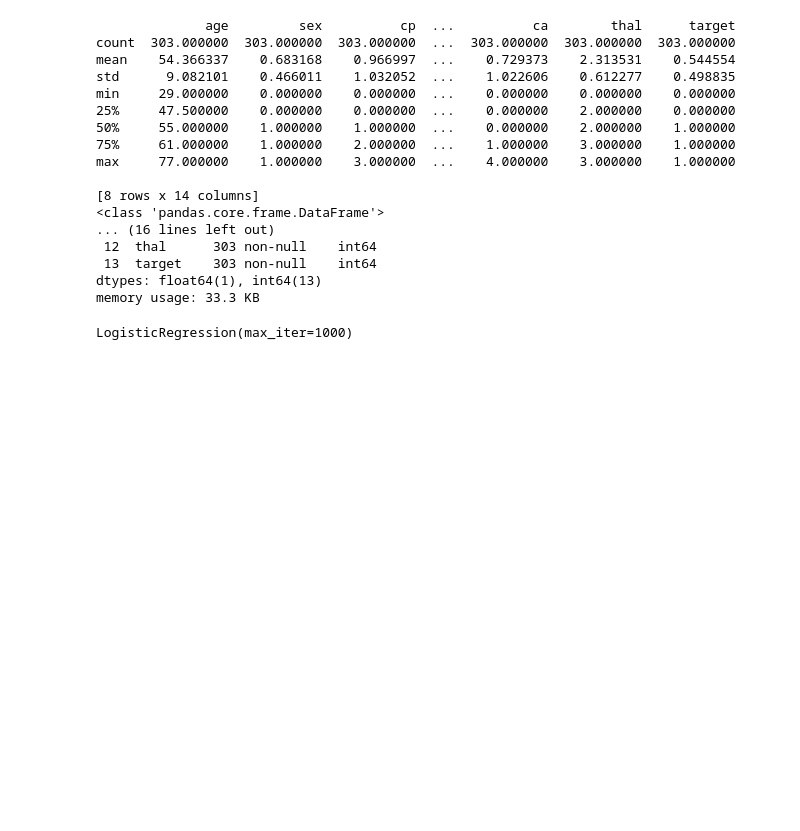
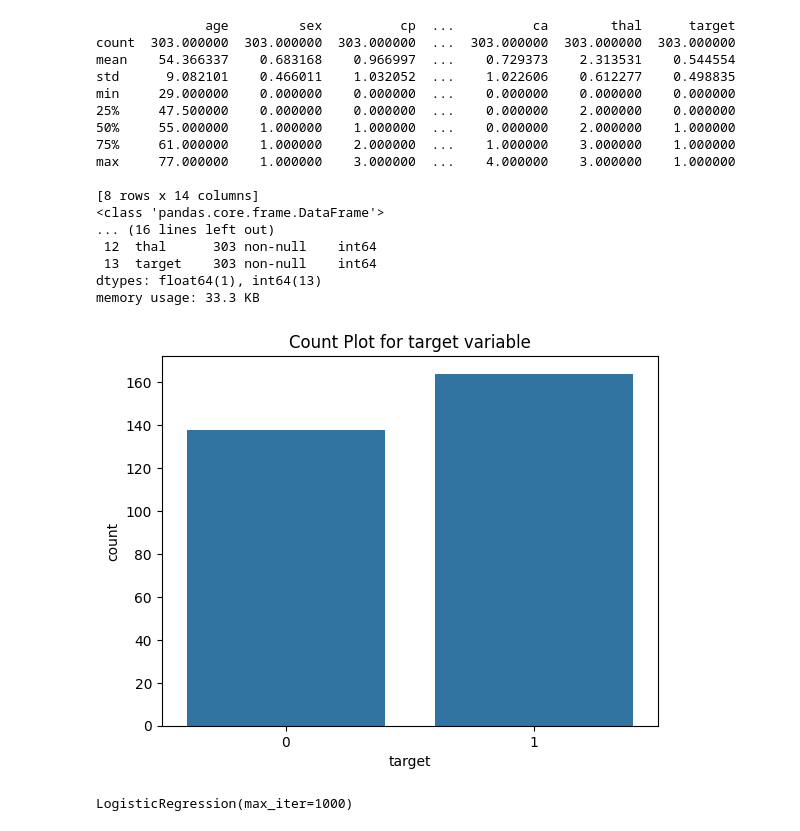
Before and after one commit to Raj-18-45/Machine-Learning, a Jupyter notebook: Supervised Learning/Logistic_Regression.ipynb, the cells around one changed output. Saved outputs shown, nothing was run; the diff lists cells and outputs as text; code cells hidden in the pictures; blank space fills up the shorter version.

```diff
--- a/Supervised Learning/Logistic_Regression.ipynb
+++ b/Supervised Learning/Logistic_Regression.ipynb
@@ -40,6 +53,11 @@ memory usage: 33.3 KB
 # %%
 # Step 3: Remove Unnecessary Columns
 df.drop_duplicates(inplace=True)
+sns.countplot(data=df, x='target')
+plt.title("Count Plot for target variable")
+plt.show()
+# %% [output]
+[figure, added]
 # %%
 # Step 4: Separate Independent and Dependent Variables
 X=df.drop('target',axis=1)
```
Also changed, not shown: parts of 3 cells of this notebook.
